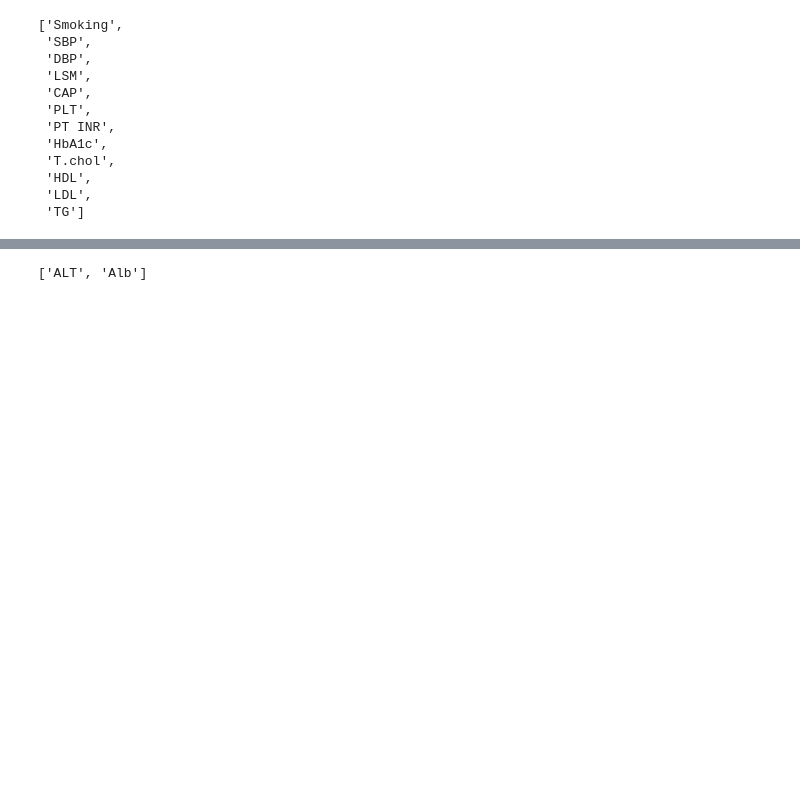
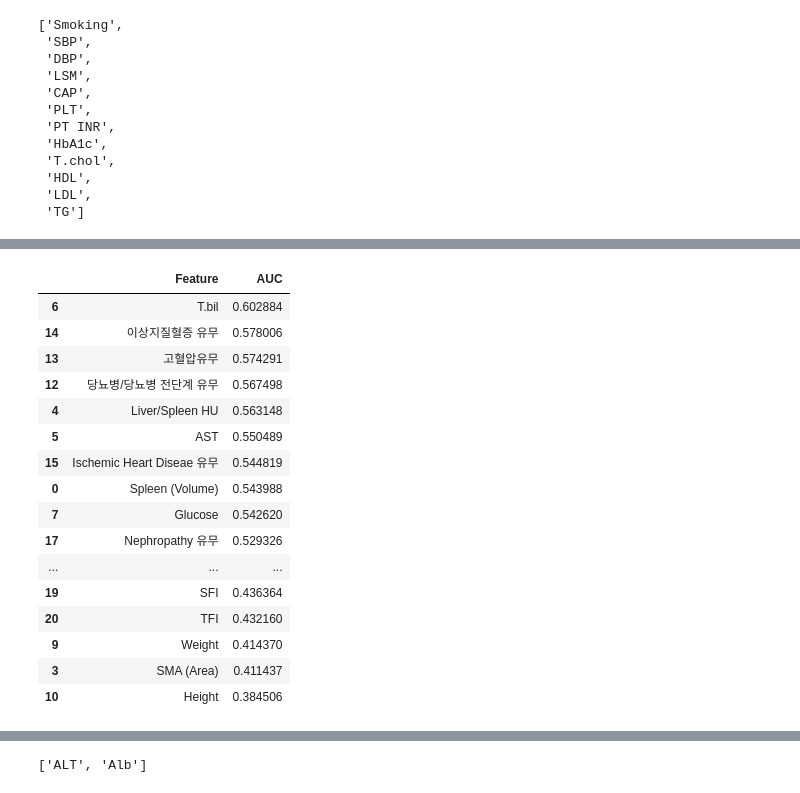
Before and after one commit to skhyun15/data, a Jupyter notebook: analysis.ipynb, the cells around one changed output, grey strips where cells are left out. Cells and saved outputs as stored; diff of their text form; code cells hidden in the pictures; blank space fills up the shorter version.

```diff
--- a/analysis.ipynb
+++ b/analysis.ipynb
@@ -745,0 +817,90 @@ Index(['LRE', 'VFA (Volume)', 'SFA (Volume)', 'Spleen (Volume)', 'VFA (Area)',
+# %%
+import pandas as pd
+import numpy as np
+from sklearn.model_selection import train_test_split
+from sklearn.preprocessing import LabelEncoder, OneHotEncoder, StandardScaler
+from sklearn.metrics import roc_auc_score
+from sklearn.linear_model import LogisticRegression
+
+# 데이터 불러오기 (사용자가 제공한 데이터)
+df = data.copy()
+# 종속변수 설정
+target = "Fibrosis Label"
+features = [
+    # "VFA (Volume)",
+    # "SFA (Volume)",
+    "Spleen (Volume)",
+    "VFA (Area)",
+    "SFA (Area)",
+    "SMA (Area)",
+    # "VFA (Attenuation)",
+    # "SFA (Attenuation)",
+    # "SMA (Attenuation)",
+    "Liver/Spleen HU",
+    "AST",
+    "T.bil",
+    "Glucose",
+    "eGFR",
+    "Weight",
+    "Height",
+    "BMI",
+    "당뇨병/당뇨병 전단계 유무",
+    "고혈압유무",
+    "이상지질혈증 유무",
+    "Ischemic Heart Diseae 유무",
+    "Cerebrovascualr disease 유무",
+    "Nephropathy 유무",
+    "VFI",
+    "SFI",
+    "TFI",
+    "SMI",
+]
+
+# 연속형 변수와 범주형 변수 구분
+categorical_features = [
+    "당뇨병/당뇨병 전단계 유무",
+    "고혈압유무",
+    "이상지질혈증 유무",
+    "Ischemic Heart Diseae 유무",
+    "Cerebrovascualr disease 유무",
+    "Nephropathy 유무",
+]
+continuous_features = [col for col in features if col not in categorical_features]
+
+# AUC 계산
+auc_scores = []
+
+for feature in features:
+    X = data[feature]
+    y = data[target]
+
+    # 범주형 변수 처리 (Label Encoding)
+    if feature in categorical_features:
+        X = LabelEncoder().fit_transform(X)
+
+    # AUC 계산 (ROC-AUC 직접 계산)
+    auc = roc_auc_score(y, X)
+    auc_scores.append([feature, auc])
+
+# 결과 테이블 생성 및 정렬
+auc_df = pd.DataFrame(auc_scores, columns=["Feature", "AUC"])
+auc_df = auc_df.sort_values(by="AUC", ascending=False)
+auc_df
+# %% [output]
+|  | Feature | AUC |
+| 6 | T.bil | 0.602884 |
+| 14 | 이상지질혈증 유무 | 0.578006 |
+| 13 | 고혈압유무 | 0.574291 |
+| 12 | 당뇨병/당뇨병 전단계 유무 | 0.567498 |
+| 4 | Liver/Spleen HU | 0.563148 |
+| 5 | AST | 0.550489 |
+| 15 | Ischemic Heart Diseae 유무 | 0.544819 |
+| 0 | Spleen (Volume) | 0.543988 |
+| 7 | Glucose | 0.542620 |
+| 17 | Nephropathy 유무 | 0.529326 |
+| ... | ... | ... |
+| 19 | SFI | 0.436364 |
+| 20 | TFI | 0.432160 |
+| 9 | Weight | 0.414370 |
+| 3 | SMA (Area) | 0.411437 |
+| 10 | Height | 0.384506 |
```
Also changed, not shown: parts of 19 cells of this notebook, 3 other files.
